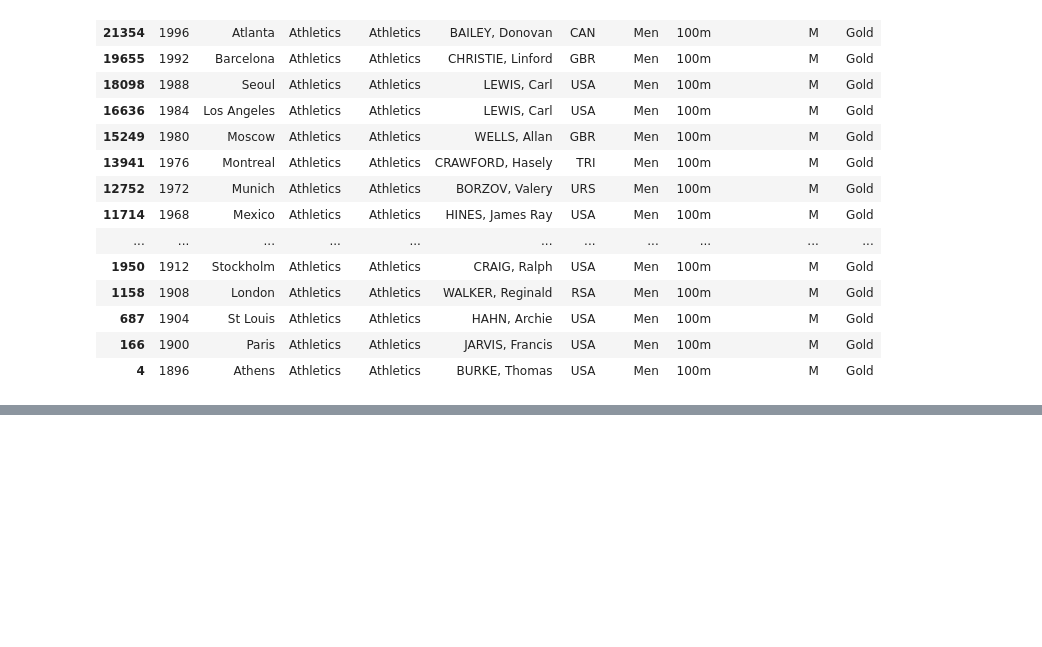
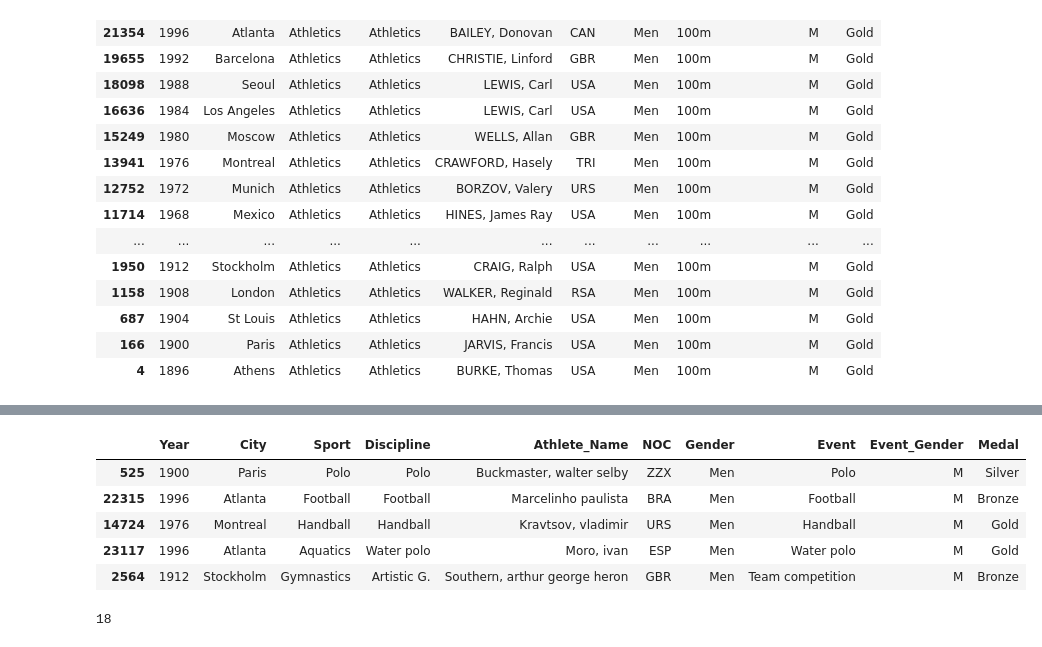
Before and after one commit to Wambaforestin/learning-python, a Jupyter notebook: python_libraries/learning_pandas2.0.ipynb, the cells around one changed output, grey strips where cells are left out. Cells and saved outputs as stored; diff of their text form; code cells hidden in the pictures; blank space fills up the shorter version.

```diff
--- a/python_libraries/learning_pandas2.0.ipynb
+++ b/python_libraries/learning_pandas2.0.ipynb
@@ -490,0 +525,17 @@ first_men_100m.sort_values(by="Year", ascending=False)
+# %%
+# Saving the changes in the dataframe object
+olpics_df["Event"] = olpics_df["Event"].str.capitalize()
+olpics_df["Athlete_Name"] = olpics_df["Athlete_Name"].str.capitalize()
+olpics_df.sample(5)
+# %% [output]
+|  | Year | City | Sport | Discipline | Athlete_Name | NOC | Gender | Event | Event_Gender | Medal |
+| 525 | 1900 | Paris | Polo | Polo | Buckmaster, walter selby | ZZX | Men | Polo | M | Silver |
+| 22315 | 1996 | Atlanta | Football | Football | Marcelinho paulista | BRA | Men | Football | M | Bronze |
+| 14724 | 1976 | Montreal | Handball | Handball | Kravtsov, vladimir | URS | Men | Handball | M | Gold |
+| 23117 | 1996 | Atlanta | Aquatics | Water polo | Moro, ivan | ESP | Men | Water polo | M | Gold |
+| 2564 | 1912 | Stockholm | Gymnastics | Artistic G. | Southern, arthur george heron | GBR | Men | Team competition | M | Bronze |
+# %%
+# The mosted successful athletes 'Larisa Latynina' with 18 medals
+olpics_df["Athlete_Name"].str.count("Latynina").sum()
+# %% [output]
+18
```
Also changed, not shown: parts of 7 cells of this notebook.
